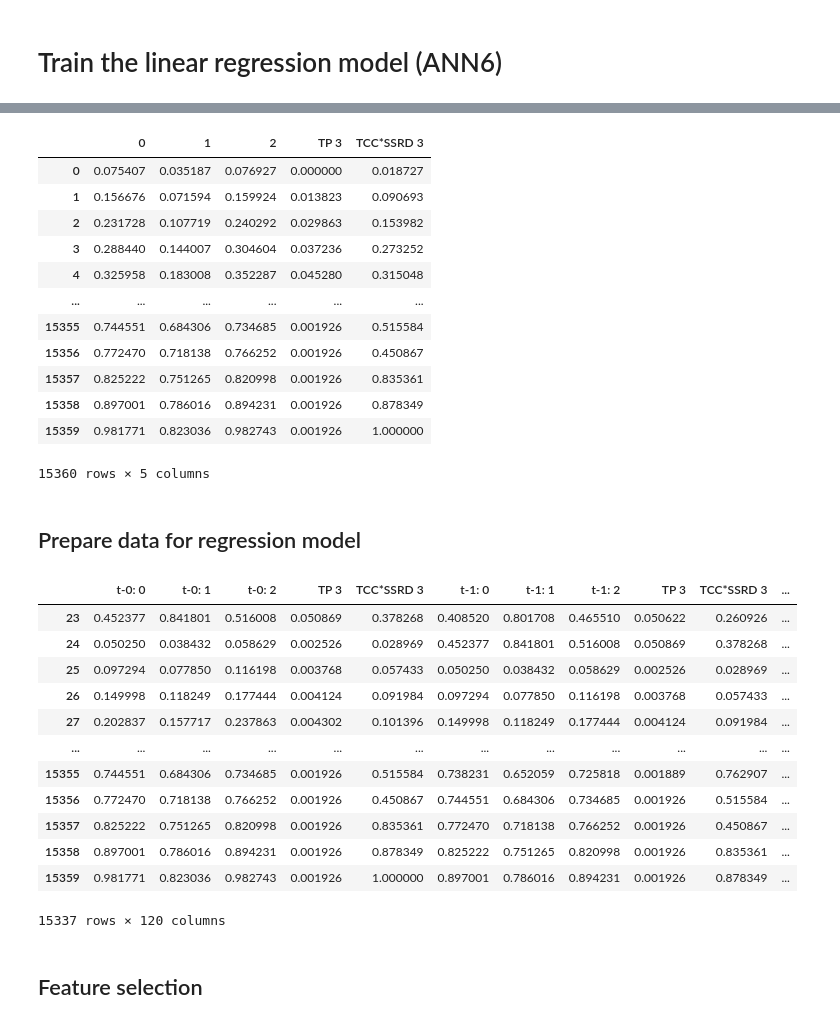
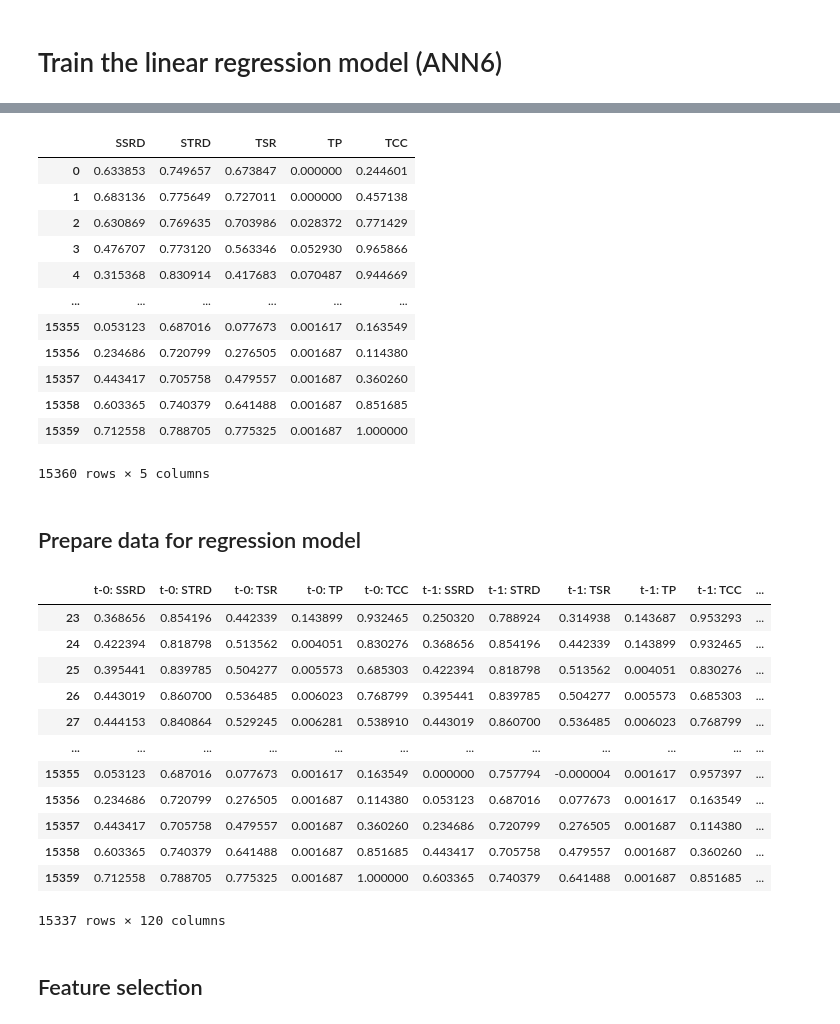
Before and after one commit to pavelzw/GEFCom14-S-comparison, a Jupyter notebook: gefcom14-s-nnqf.ipynb, the cells around one changed output, grey strips where cells are left out. Drawn from its saved outputs; the diff is of its cells as text; code cells hidden in the pictures.

```diff
--- a/gefcom14-s-nnqf.ipynb
+++ b/gefcom14-s-nnqf.ipynb
@@ -66,0 +89,9 @@ gefcom14_metadata = {
+# %%
+# decumulate data
+from itertools import product
+
+for name, zoneid in product(['SSRD', 'STRD', 'TSR'], range(1, 4)):
+    subtract = predictor_data[f'{name} {zoneid}'].shift(1)
+    subtract.iloc[::24] = 0
+
+    predictor_data[f'{name} {zoneid}'] -= subtract
@@ -70,13 +105,12 @@ for i in range(1, 4):
     predictor_data[f'STRD {i}'] /= predictor_data[f'STRD {i}'].max()
     predictor_data[f'TSR {i}'] /= predictor_data[f'TSR {i}'].max()
     predictor_data[f'TP {i}'] /= predictor_data[f'TP {i}'].max()
-    predictor_data[f'TCC*SSRD {i}'] /= predictor_data[f'TCC*SSRD {i}'].max()
 # %%
 predictor_zones = []
 train_data_zones = []
 
 for zoneid in range(1, 4):
-    predictor = predictor_data[[f'SSRD {zoneid}', f'STRD {zoneid}', f'TSR {zoneid}', f'TP {i}', f'TCC*SSRD {i}']]
+    predictor = predictor_data[[f'SSRD {zoneid}', f'STRD {zoneid}', f'TSR {zoneid}', f'TP {zoneid}', f'TCC {zoneid}']]
     predictor_zones.append(predictor)
     train_data_zone = train_data[[f'ZONEID {zoneid}']]
     train_data_zones.append(train_data_zone)
@@ -186,65 +241,67 @@ for x_input, y_output in tqdm(zip(x_input_zones, y_output_zones)):
 # %%
 for zoneid in range(1, 4):
     # remove timecode
-    predictor = predictor_zones[zoneid-1].reset_index().drop('TIMESTAMP', axis=1).rename(columns={
-        f'SSRD {zoneid}': 0,
-        f'STRD {zoneid}': 1,
-        f'TSR {zoneid}': 2,
-        f'TP {zoneid}': 3,
-        f'TCC*SSRD {zoneid}': 4})
+    predictor = predictor_zones[zoneid-1].reset_index(drop=True).rename(columns={
+        f'SSRD {zoneid}': 'SSRD',
+        f'STRD {zoneid}': 'STRD',
+        f'TSR {zoneid}': 'TSR',
+        f'TP {zoneid}': 'TP',
+        f'TCC {zoneid}': 'TCC'})
     predictor_zones[zoneid-1] = predictor
 
 predictor_zones[0]
 # %% [output]
-|  | 0 | 1 | 2 | TP 3 | TCC*SSRD 3 |
-| 0 | 0.075407 | 0.035187 | 0.076927 | 0.000000 | 0.018727 |
-| 1 | 0.156676 | 0.071594 | 0.159924 | 0.013823 | 0.090693 |
-| 2 | 0.231728 | 0.107719 | 0.240292 | 0.029863 | 0.153982 |
-| 3 | 0.288440 | 0.144007 | 0.304604 | 0.037236 | 0.273252 |
-| 4 | 0.325958 | 0.183008 | 0.352287 | 0.045280 | 0.315048 |
+|  | SSRD | STRD | TSR | TP | TCC |
+| 0 | 0.633853 | 0.749657 | 0.673847 | 0.000000 | 0.244601 |
+| 1 | 0.683136 | 0.775649 | 0.727011 | 0.000000 | 0.457138 |
+| 2 | 0.630869 | 0.769635 | 0.703986 | 0.028372 | 0.771429 |
+| 3 | 0.476707 | 0.773120 | 0.563346 | 0.052930 | 0.965866 |
+| 4 | 0.315368 | 0.830914 | 0.417683 | 0.070487 | 0.944669 |
 | ... | ... | ... | ... | ... | ... |
-| 15355 | 0.744551 | 0.684306 | 0.734685 | 0.001926 | 0.515584 |
-| 15356 | 0.772470 | 0.718138 | 0.766252 | 0.001926 | 0.450867 |
-| 15357 | 0.825222 | 0.751265 | 0.820998 | 0.001926 | 0.835361 |
-| 15358 | 0.897001 | 0.786016 | 0.894231 | 0.001926 | 0.878349 |
-| 15359 | 0.981771 | 0.823036 | 0.982743 | 0.001926 | 1.000000 |
+| 15355 | 0.053123 | 0.687016 | 0.077673 | 0.001617 | 0.163549 |
+| 15356 | 0.234686 | 0.720799 | 0.276505 | 0.001687 | 0.114380 |
+| 15357 | 0.443417 | 0.705758 | 0.479557 | 0.001687 | 0.360260 |
+| 15358 | 0.603365 | 0.740379 | 0.641488 | 0.001687 | 0.851685 |
+| 15359 | 0.712558 | 0.788705 | 0.775325 | 0.001687 | 1.000000 |
 15360 rows × 5 columns
 # %% [markdown]
 ## Prepare data for regression model
 # %%
 h = 24
 h1 = 24
 
 x_zones = []
 
 for predictor in predictor_zones:
     x_pieces = []
     for i in range(h1):
         piece = predictor.drop(range(i)).reset_index().drop('index', axis=1)\
-            .rename(columns={0: f't-{h1 - i - 1}: 0',
-                             1: f't-{h1 - i - 1}: 1',
-                             2: f't-{h1 - i - 1}: 2'})
+            .rename(columns={'SSRD': f't-{h1 - i - 1}: SSRD',
+                             'STRD': f't-{h1 - i - 1}: STRD',
+                             'TSR': f't-{h1 - i - 1}: TSR',
+                             'TP': f't-{h1 - i - 1}: TP',
+                             'TCC': f't-{h1 - i - 1}: TCC'})
         x_pieces.insert(0, piece)
 
     x = pd.concat(x_pieces, axis=1)
     x.index = x.index.map(lambda x: x + h1 - 1)
     x = x[:-h+1]
     x_zones.append(x)
 
 x_zones[0]
 # %% [output]
-|  | t-0: 0 | t-0: 1 | t-0: 2 | TP 3 | TCC*SSRD 3 | t-1: 0 | t-1: 1 | t-1: 2 | TP 3 | TCC*SSRD 3 | ... |
-| 23 | 0.452377 | 0.841801 | 0.516008 | 0.050869 | 0.378268 | 0.408520 | 0.801708 | 0.465510 | 0.050622 | 0.260926 | ... |
-| 24 | 0.050250 | 0.038432 | 0.058629 | 0.002526 | 0.028969 | 0.452377 | 0.841801 | 0.516008 | 0.050869 | 0.378268 | ... |
-| 25 | 0.097294 | 0.077850 | 0.116198 | 0.003768 | 0.057433 | 0.050250 | 0.038432 | 0.058629 | 0.002526 | 0.028969 | ... |
-| 26 | 0.149998 | 0.118249 | 0.177444 | 0.004124 | 0.091984 | 0.097294 | 0.077850 | 0.116198 | 0.003768 | 0.057433 | ... |
-| 27 | 0.202837 | 0.157717 | 0.237863 | 0.004302 | 0.101396 | 0.149998 | 0.118249 | 0.177444 | 0.004124 | 0.091984 | ... |
+|  | t-0: SSRD | t-0: STRD | t-0: TSR | t-0: TP | t-0: TCC | t-1: SSRD | t-1: STRD | t-1: TSR | t-1: TP | t-1: TCC | ... |
+| 23 | 0.368656 | 0.854196 | 0.442339 | 0.143899 | 0.932465 | 0.250320 | 0.788924 | 0.314938 | 0.143687 | 0.953293 | ... |
+| 24 | 0.422394 | 0.818798 | 0.513562 | 0.004051 | 0.830276 | 0.368656 | 0.854196 | 0.442339 | 0.143899 | 0.932465 | ... |
+| 25 | 0.395441 | 0.839785 | 0.504277 | 0.005573 | 0.685303 | 0.422394 | 0.818798 | 0.513562 | 0.004051 | 0.830276 | ... |
+| 26 | 0.443019 | 0.860700 | 0.536485 | 0.006023 | 0.768799 | 0.395441 | 0.839785 | 0.504277 | 0.005573 | 0.685303 | ... |
+| 27 | 0.444153 | 0.840864 | 0.529245 | 0.006281 | 0.538910 | 0.443019 | 0.860700 | 0.536485 | 0.006023 | 0.768799 | ... |
 | ... | ... | ... | ... | ... | ... | ... | ... | ... | ... | ... | ... |
-| 15355 | 0.744551 | 0.684306 | 0.734685 | 0.001926 | 0.515584 | 0.738231 | 0.652059 | 0.725818 | 0.001889 | 0.762907 | ... |
-| 15356 | 0.772470 | 0.718138 | 0.766252 | 0.001926 | 0.450867 | 0.744551 | 0.684306 | 0.734685 | 0.001926 | 0.515584 | ... |
-| 15357 | 0.825222 | 0.751265 | 0.820998 | 0.001926 | 0.835361 | 0.772470 | 0.718138 | 0.766252 | 0.001926 | 0.450867 | ... |
-| 15358 | 0.897001 | 0.786016 | 0.894231 | 0.001926 | 0.878349 | 0.825222 | 0.751265 | 0.820998 | 0.001926 | 0.835361 | ... |
-| 15359 | 0.981771 | 0.823036 | 0.982743 | 0.001926 | 1.000000 | 0.897001 | 0.786016 | 0.894231 | 0.001926 | 0.878349 | ... |
+| 15355 | 0.053123 | 0.687016 | 0.077673 | 0.001617 | 0.163549 | 0.000000 | 0.757794 | -0.000004 | 0.001617 | 0.957397 | ... |
+| 15356 | 0.234686 | 0.720799 | 0.276505 | 0.001687 | 0.114380 | 0.053123 | 0.687016 | 0.077673 | 0.001617 | 0.163549 | ... |
+| 15357 | 0.443417 | 0.705758 | 0.479557 | 0.001687 | 0.360260 | 0.234686 | 0.720799 | 0.276505 | 0.001687 | 0.114380 | ... |
+| 15358 | 0.603365 | 0.740379 | 0.641488 | 0.001687 | 0.851685 | 0.443417 | 0.705758 | 0.479557 | 0.001687 | 0.360260 | ... |
+| 15359 | 0.712558 | 0.788705 | 0.775325 | 0.001687 | 1.000000 | 0.603365 | 0.740379 | 0.641488 | 0.001687 | 0.851685 | ... |
 15337 rows × 120 columns
 # %% [markdown]
 ## Feature selection
```
Also changed, not shown: parts of 16 cells of this notebook.
